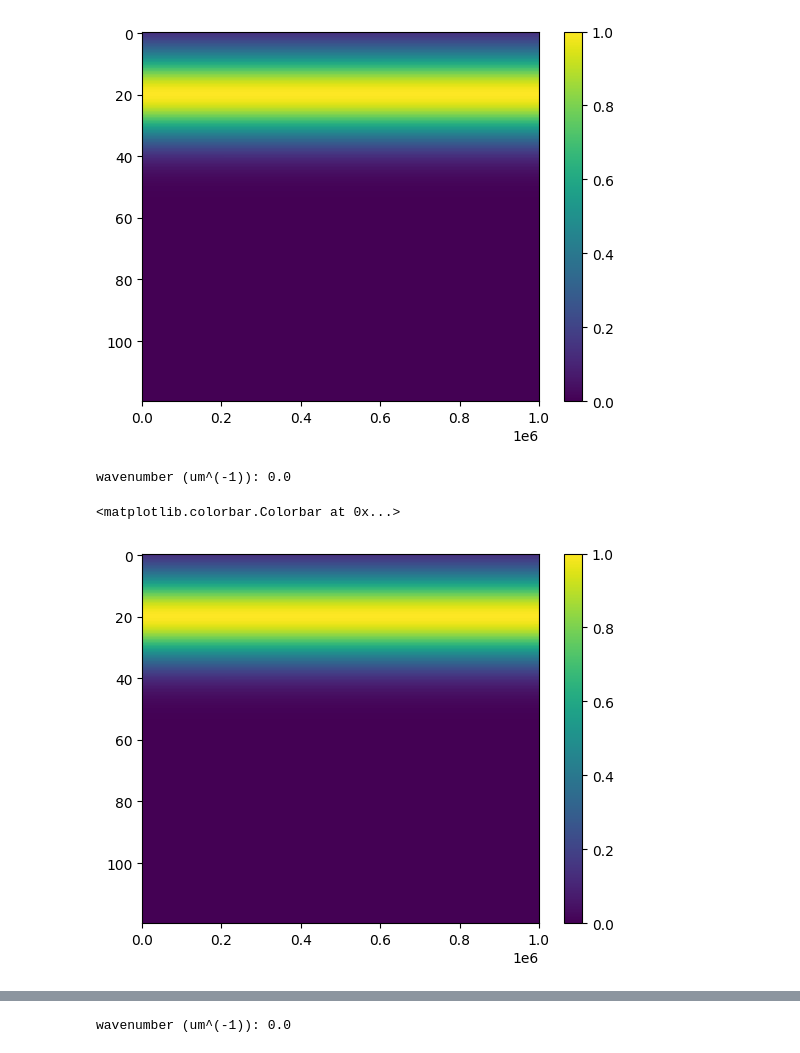
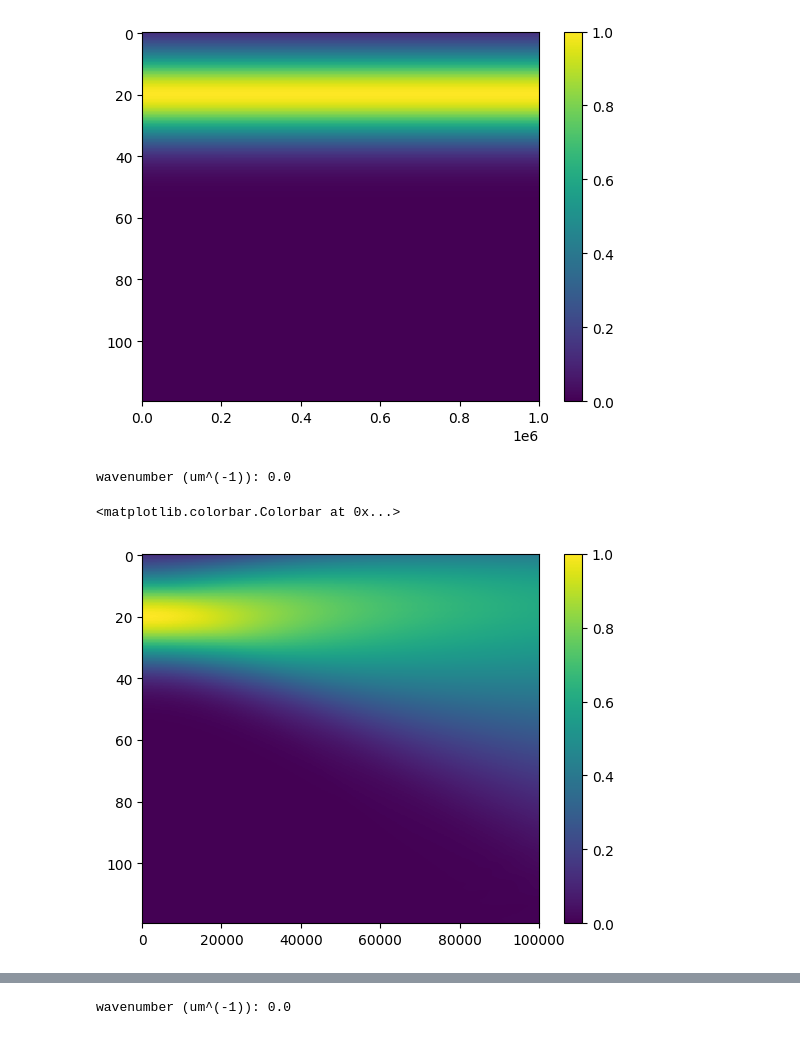
Before and after one commit to TurnerEntenmann/Research, a Jupyter notebook: test.ipynb, the cells around one changed output, grey strips where cells are left out. Saved outputs shown, nothing was run; the diff lists cells and outputs as text; code cells hidden in the pictures.

```diff
--- a/test.ipynb
+++ b/test.ipynb
@@ -105,7 +105,7 @@ def RK4GB_vec(BC, x_0, x_max, x_step, z_0, z_max, z_step, kz, n_of_x, dvals=Fals
     if dvals:
         return np.abs(d_grid)
     else:
-        return E_grid
+        return np.array(np.abs(E_grid), dtype=np.float16)
 # %%
 def get_angle(k, kx):
     return np.arcsin(kx / k)
@@ -122,7 +122,7 @@ lam1 = lam0 / 1.5
 k1 = 2*np.pi/lam1
 
 # beam params (micrometers)
-beam_center = -4
+beam_center = -2.5
 waist = 1
 
 # spatial params (micrometers)
@@ -132,7 +132,7 @@ x_max = 6
 
 z_step = 1*10**(-5)
 z_0 = 0
-z_max = 1*10**(2)
+z_max = 5*10**(1)
 hlim = z_max / z_step
 
 kxs = np.arange(0, 1, 0.02)
@@ -142,6 +142,12 @@ kzs0 = get_kz(k0, angles)
 kzs1 = get_kz(k1, angles)
 
 x_list = np.arange(x_0, x_max, x_step)
+
+
+# 30 - 50 degrees
+large_angles = -np.arange(30*np.pi/180, 60*np.pi/180, 10*np.pi/180)
+large_kxs = [np.sin(angle) * k0 for angle in large_angles]
+large_kzs = [np.cos(angle) * k0 for angle in large_angles]
 # %%
 big_angle = 30 * np.pi / 180
 big_kx0 = np.sin(big_angle) * k0
@@ -222,26 +228,26 @@ wavenumber (um^(-1)): 0.0
 # %%
 # uniform index of refraction n=1, no angle
 # e grid
 idx = 0
 
 kx = kxs[idx]
 kz = kzs0[idx]
 
 # make boundary condition
 BC = get_BC_kx(x_0, x_max, x_step, kx, beam_center, waist)
 
 # calculate propagation
 E_grid0 = RK4GB_vec(BC, x_0, x_max, x_step, z_0, z_max, z_step, k0, n_free, False)
 
 print(f"wavenumber (um^(-1)): {kx}")
 
-plt.imshow(np.abs(E_grid0.T), aspect="auto")
+plt.imshow(E_grid0.T, aspect="auto")
 
 plt.colorbar()
 # %% [output]
 wavenumber (um^(-1)): 0.0
 <matplotlib.colorbar.Colorbar at 0x...>
-[figure, old version]
+[figure, new version]
 # %%
 # # uniform index of refraction n=1, no angle
 # # abs(2nd derivative)
```
Also changed, not shown: parts of 11 cells of this notebook.
